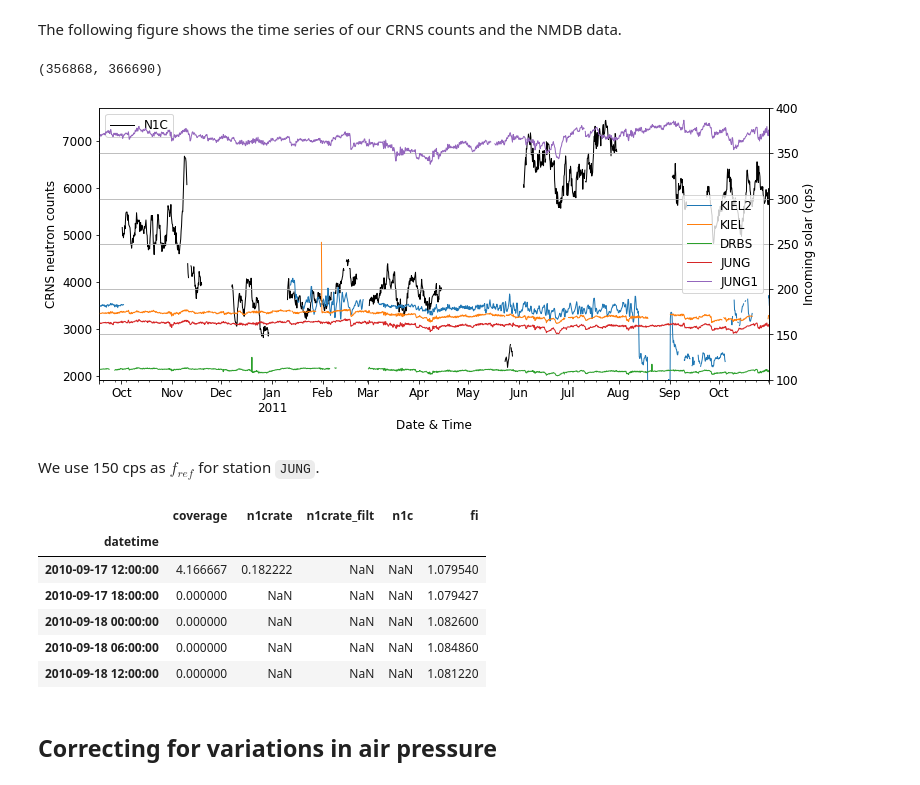
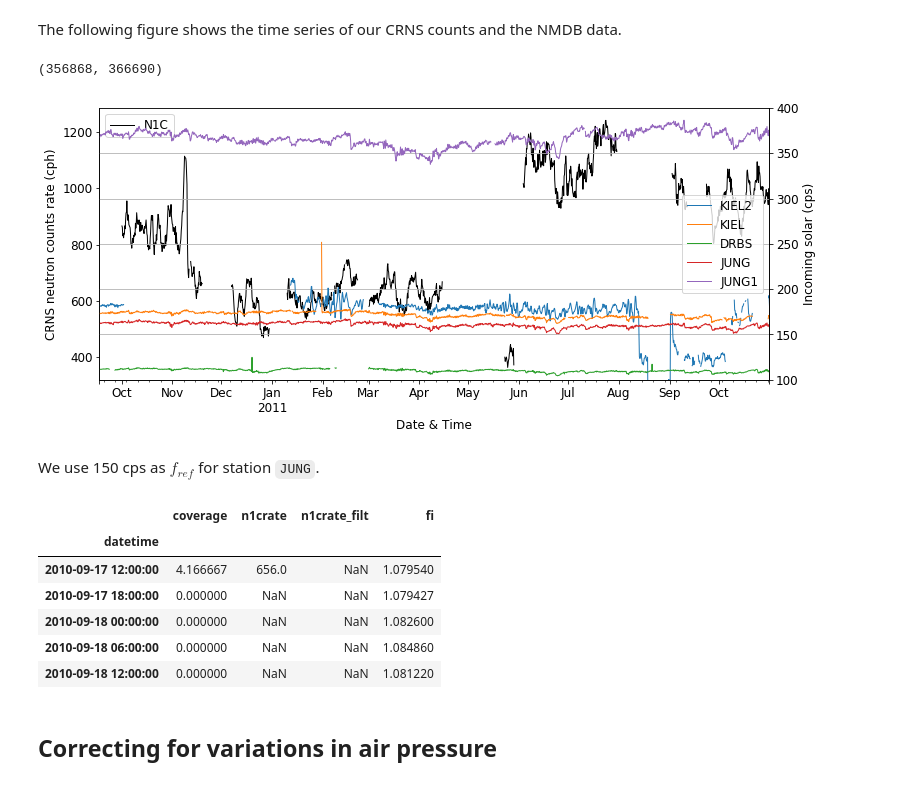
Before and after one commit to heistermann/cosmicsense, a Jupyter notebook: docs/source/notebooks/n_to_theta.ipynb, the cells around one changed output. Saved outputs shown, nothing was run; the diff lists cells and outputs as text; code cells hidden in the pictures.

Commit message:
FIX: USe cph instead of total counts per 6 h

```diff
--- a/docs/source/notebooks/n_to_theta.ipynb
+++ b/docs/source/notebooks/n_to_theta.ipynb
@@ -22,7 +22,8 @@ import pandas as pd
 # %%
 # Sensor counts
 crns = pd.read_csv("../../../data/crns_sample1.txt", sep="\t")
-crns.columns = ["recnum", "datetime", "press", "temp", "relhum", "volt", "n1c", "n2c", "n1et", "n2et", "fileno", "id_flag"]
+crns.columns = ["recnum", "datetime", "press", "temp", "relhum", "volt",
+                "n1c", "n2c", "n1et", "n2et", "fileno", "id_flag"]
 crns.datetime = pd.to_datetime(crns.datetime)
 crns = crns.set_index("datetime")
 crns.head()
@@ -144,5 +143,5 @@ Furthermore, we integrate the average neutron count rate over the six hour inter
 # %%
-crns["n1crate"] = crns.n1c / crns.numsecs_filt
+crns["n1crate"] = crns.n1c / (crns.numsecs_filt / 3600.)
 # %%
 interval = 6 * 3600
 # Percent temporal coverage (sample seconds per target interval)
@@ -153,7 +152,7 @@ crns_6h["n1crate"] = crns.n1crate.resample("6H").mean()
 crns_6h["n1crate_filt"] = crns_6h["n1crate"]
 crns_6h.loc[crns_6h.coverage < 100, "n1crate_filt"] = np.nan
 # Integrate average count rate over target interval
-crns_6h["n1c"] = crns_6h["n1crate_filt"] * interval
+#crns_6h["n1c"] = crns_6h["n1crate_filt"] * interval
 # %%
 fig, ax = plt.subplots(figsize=(8,4))
 crns_6h.coverage.plot(label="Coverage of a 6h-interval", ls="dashed", lw=0.5)
@@ -183,28 +182,28 @@ The following figure shows the time series of our CRNS counts and the NMDB data.
 # %%
 plt.rc('font', **{'size'   : 12})
 
 fig, ax = plt.subplots(figsize=(12,5))
 
-n1cpl = crns_6h.n1c.plot(ax=ax, label="N1C", color="black", lw=1)
+n1cpl = crns_6h.n1crate.plot(ax=ax, label="N1C", color="black", lw=1)
 plt.xlabel("Date & Time")
-plt.ylabel("CRNS neutron counts")
+plt.ylabel("CRNS neutron counts rate (cph)")
 plt.legend(loc="upper left")
 
 ax2 = ax.twinx()
 nmdb.KIEL2.plot(ax=ax2, label="KIEL2", lw=1)
 nmdb.KIEL.plot(ax=ax2, label="KIEL", lw=1)
 nmdb.DRBS.plot(ax=ax2, label="DRBS", lw=1)
 nmdb.JUNG.plot(ax=ax2, label="JUNG", lw=1)
 nmdb.JUNG1.plot(ax=ax2, label="JUNG1", lw=1)
 plt.ylim(100,400)
 plt.legend()
 plt.ylabel("Incoming solar (cps)")
 plt.grid()
 
 plt.xlim(crns_6h.index[0], crns_6h.index[-1])
 # %% [output]
 (356868, 366690)
-[figure, old version]
+[figure, new version]
 # %% [markdown]
 We use 150 cps as $f_{ref}$ for station `JUNG`.
 # %%
@@ -212,13 +211,13 @@ nmdb["fi"] = nmdb.JUNG / 150.
 mergei = pd.merge(crns_6h, nmdb.fi, how='left', left_index=True, right_index=True)
 mergei.head()
 # %% [output]
-|  | coverage | n1crate | n1crate_filt | n1c | fi |
-| datetime |  |  |  |  |  |
-| 2010-09-17 12:00:00 | 4.166667 | 0.182222 | NaN | NaN | 1.079540 |
-| 2010-09-17 18:00:00 | 0.000000 | NaN | NaN | NaN | 1.079427 |
-| 2010-09-18 00:00:00 | 0.000000 | NaN | NaN | NaN | 1.082600 |
-| 2010-09-18 06:00:00 | 0.000000 | NaN | NaN | NaN | 1.084860 |
-| 2010-09-18 12:00:00 | 0.000000 | NaN | NaN | NaN | 1.081220 |
+|  | coverage | n1crate | n1crate_filt | fi |
+| datetime |  |  |  |  |
+| 2010-09-17 12:00:00 | 4.166667 | 656.0 | NaN | 1.079540 |
+| 2010-09-17 18:00:00 | 0.000000 | NaN | NaN | 1.079427 |
+| 2010-09-18 00:00:00 | 0.000000 | NaN | NaN | 1.082600 |
+| 2010-09-18 06:00:00 | 0.000000 | NaN | NaN | 1.084860 |
+| 2010-09-18 12:00:00 | 0.000000 | NaN | NaN | 1.081220 |
 # %% [markdown]
 ## Correcting for variations in air pressure
 # %% [markdown]
```
Also changed, not shown: parts of 11 cells of this notebook, 1 other file.
